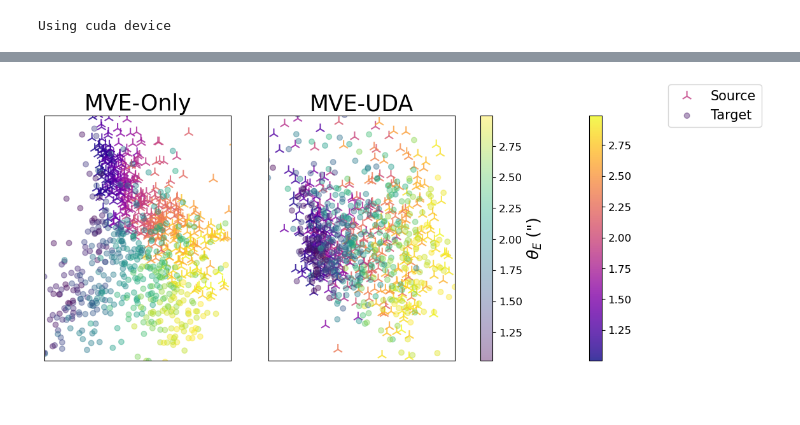
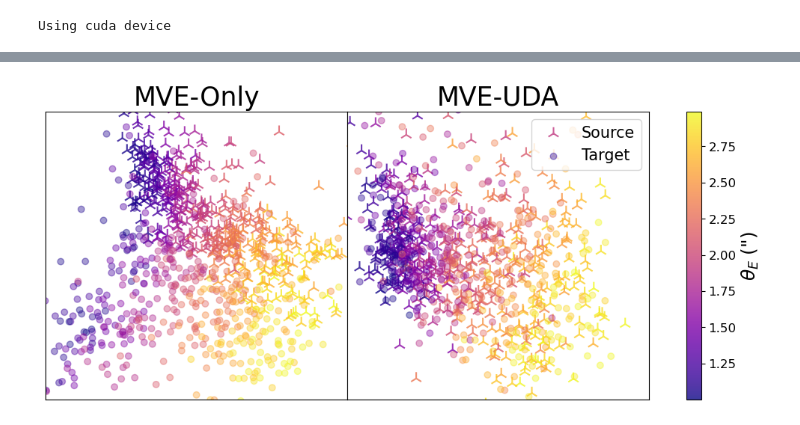
Before and after one commit to deepskies/DomainAdaptiveMVEforLensModeling, a Jupyter notebook: src/training/FinalPaperMVEv2/ModelVizUltimate.ipynb, the cells around one changed output, grey strips where cells are left out. Cells and saved outputs as stored; diff of their text form; code cells hidden in the pictures; blank space fills up the shorter version.

```diff
--- a/src/training/FinalPaperMVEv2/ModelVizUltimate.ipynb
+++ b/src/training/FinalPaperMVEv2/ModelVizUltimate.ipynb
@@ -266,14 +320,14 @@ plt.savefig("figures/coverage.png", bbox_inches = 'tight', dpi = 400)
 # %%
 mod_type = ["noDA_source", "noDA_target", "DA_source", "DA_target"]
 mod_no = [0, 3, 0, 0]
-color_resid = ['#3FDFEC', '#785EF0', '#DC267F', '#FE9500']
+color_resid = ['#785EF0', '#DC267F', '#FE6100', '#2DC7BC']
 labels = ['MVE-Only Source', 'MVE-Only Target', 'MVE-UDA Source', 'MVE-UDA Target', 'Sample Stdev']
 style = ['-', '--', '-', '--']
-lws = [2, 3.5, 2, 3.5]
+lws = [2, 2.5, 2, 2.5]
 lims = 0.3
 
 # Create a figure with a GridSpec layout
-fig = plt.figure(figsize=(8, 8))
+fig = plt.figure(figsize=(8, 6))
 gs = gridspec.GridSpec(2, 5, height_ratios=[1, 7], width_ratios = [1, 1, 1, 1, 1.2], hspace = 0, wspace = 0)
 
 # Histogram plot (ax_hist) spans the entire top row
@@ -312,14 +366,19 @@ for ax in resid_axes[:-1]:
     ax.set_ylim(1, 3)
     ax.axvline(0, color = 'k', ls = '-', lw = 1)
     ax.set_xticks(xt)
-    ax.set_xticklabels(xt, rotation = 30)
+    ax.set_xticklabels(xt, rotation = 30, fontsize = 14)
 
 xt = [1e-2, 4e-2, 7e-2]
 xtl =[f"{num:.0e}" for num in xt]
 ax_var.set_xlim(0, 8e-2)
 ax_var.set_xticks(xt)
-ax_var.set_xticklabels(xtl, rotation = 30)
+ax_var.set_xticklabels(xtl, rotation = 30, fontsize = 14)
 ax_var.set_ylim(1, 3)
+
+yt = np.arange(1, 3.2, 0.5)
+ytl =[f"{num:.1f}" for num in yt]
+ax_resid1.set_yticks(yt)
+ax_resid1.set_yticklabels(ytl, fontsize = 14)
 
 
 bins = np.linspace(1.0, 3.0, 30)
@@ -340,7 +399,7 @@ for t, i in zip(mod_type, mod_no):
                       xerr=np.sqrt(mod["var"])[idx],
                       fmt='o',
                       alpha=1,
-                      ms = 7,
+                      ms = 6,
                       ecolor = 'k',
                       color = color_resid[ci],
                       label = labels[ci],
@@ -358,8 +417,8 @@ for t, i in zip(mod_type, mod_no):
 resid_axes[ci].axvspan(-11, -10,color = 'k', alpha = 0.1, label = "Sample Stdev")
 
 
-fig.supxlabel(r'$\theta_\mathrm{E, pred}$ - $\theta_\mathrm{E, true}$ (")', fontsize = 20, x = 0.42)
+fig.supxlabel(r'$\theta_\mathrm{E, pred}$ - $\theta_\mathrm{E, true}$ (")', fontsize = 20, x = 0.42, y = -0.02)
 fig.supylabel(r'$\theta_\mathrm{E, true}$ (")', fontsize = 20)
-ax_var.set_xlabel(r'$\sigma_\mathrm{al}$ (")', fontsize = 15)
+ax_var.set_xlabel(r'$\bar{\sigma}_\mathrm{al}$ (")', fontsize = 15)
 plt.savefig("figures/residual.png", bbox_inches = 'tight', dpi = 400)
 # %% [output]
@@ -377,7 +436,7 @@ imod = 0
 trained_source_iso_da, trained_target_iso_da = generate_isomaps(source_data, target_data, DA_models[imod])
 trained_source_iso_noda, trained_target_iso_noda = generate_isomaps(source_data, target_data, noDA_models[imod])
 # %%
-theta = 100
+theta = 90
 
 # Convert the angle to radians
 theta_rad = np.deg2rad(theta)
@@ -397,40 +456,41 @@ tti_da = (rotation_matrix @ trained_target_iso_da.T).T
 axlim1x = 30
 axlim1y = 20
 axlim2x = 8
 axlim2y = 5
 cx1 = 0
 cy1 = 0
-cx2 = 1
+cx2 = 2.2
 cy2 = -2
 n = 500
-cmap = 'viridis'
+cmap = 'plasma'
 
 fig, axes = plt.subplots(1, 2, figsize=(13, 5))
 (ax1, ax2) = axes
 
 
-s1a = ax1.scatter(tsi_noda[:, 0][:n], tsi_noda[:, 1][:n], s=150, marker='2', alpha = 0.8, c = isomap_source_label_sample[:n], label = "Source", cmap = 'plasma')
-s1b = ax1.scatter(tti_noda[:, 0][:n], tti_noda[:, 1][:n], s=150, marker='.', alpha = 0.4, c = isomap_target_label_sample[:n], label = "Target", cmap = 'viridis')
-s2a = ax2.scatter(tsi_da[:, 0][:n], tsi_da[:, 1][:n], s=150, marker='2', alpha = 0.8, c = isomap_source_label_sample[:n], cmap = 'plasma')
-s2b = ax2.scatter(tti_da[:, 0][:n], tti_da[:, 1][:n], s=150, marker='.', alpha = 0.4, c = isomap_target_label_sample[:n], cmap = 'viridis')
+s1a = ax1.scatter(tsi_noda[:, 0][:n], tsi_noda[:, 1][:n], s=150, marker='2', alpha = 0.8, c = isomap_source_label_sample[:n],  cmap = cmap)
+s1b = ax1.scatter(tti_noda[:, 0][:n], tti_noda[:, 1][:n], s=150, marker='.', alpha = 0.4, c = isomap_target_label_sample[:n],   cmap = cmap)
+s2a = ax2.scatter(tsi_da[:, 0][:n], tsi_da[:, 1][:n], s=150, marker='2', alpha = 0.8, c = isomap_source_label_sample[:n], label = "Source",cmap = cmap)
+s2b = ax2.scatter(tti_da[:, 0][:n], tti_da[:, 1][:n], s=150, marker='.', alpha = 0.4, c = isomap_target_label_sample[:n], label = "Target", cmap = cmap)
 ax1.set_xlim(-axlim1x + cx1, axlim1x + cx1)
 ax1.set_ylim(-axlim1y + cy1, axlim1y + cy1)
 ax2.set_xlim(-axlim2x + cx2, axlim2x + cx2)
 ax2.set_ylim(-axlim2y + cy2, axlim2y + cy2)
 ax1.set_title('MVE-Only', fontsize = 25)
 ax2.set_title('MVE-UDA', fontsize = 25)
 
 for ax in axes:
     ax.set_xticks([])
     ax.set_yticks([])
     ax.set_xticklabels([])
     ax.set_yticklabels([])
 
-fig.legend(fontsize = 15)
+ax2.legend(fontsize = 15, loc = 'upper right')
+fig.subplots_adjust(wspace=0)
 cbar = plt.colorbar(s1a, ax = axes)
-cbar = plt.colorbar(s1b, ax = axes)
 cbar.set_label("$\\theta_E$ (\")",size=18)
 cbar.ax.tick_params(labelsize=12) #.set_label(label = "$\\theta_E$ (\")", labelsize=18)
-plt.savefig("figures/isomap_C.png", bbox_inches = 'tight', dpi = 400)
+
+#plt.savefig("figures/isomap.png", bbox_inches = 'tight', dpi = 400)
 # %% [output]
-[figure, old version]
+[figure, new version]
```
Also changed, not shown: parts of 11 cells of this notebook, 6 other files.
